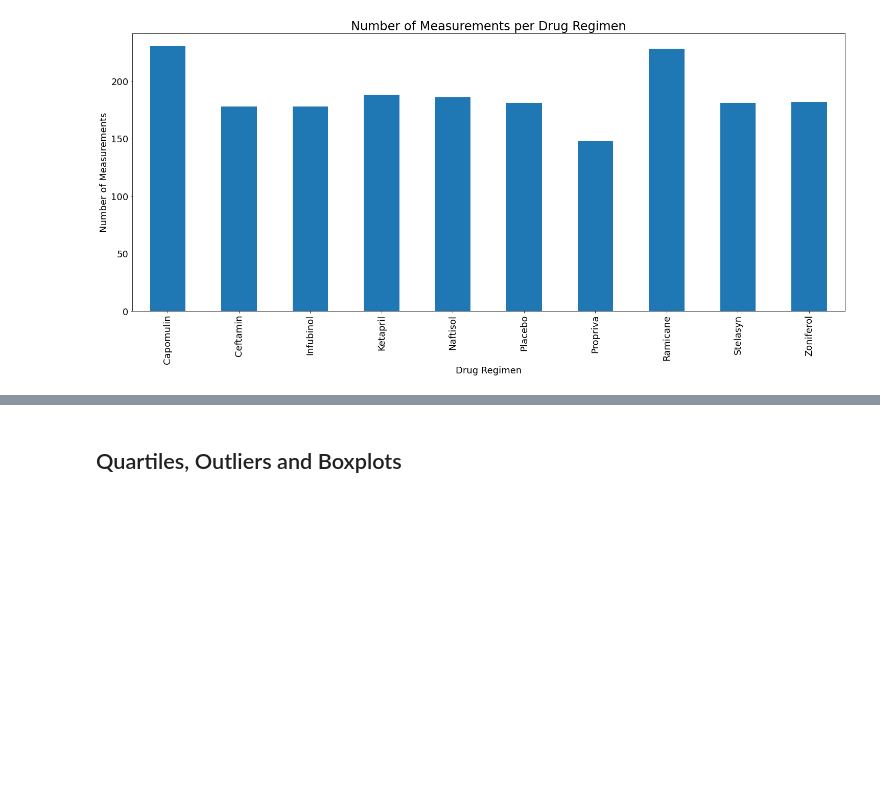
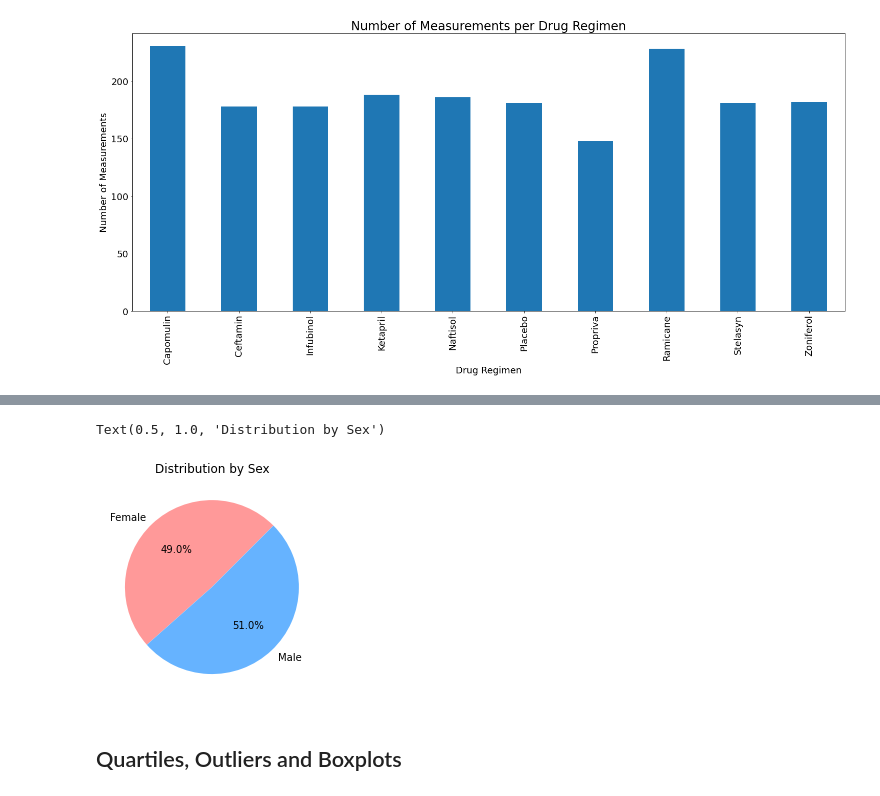
Before and after one commit to mcastl/Matplotlib-Challenge, a Jupyter notebook: Matplotlib-Challenge.ipynb, the cells around one changed output, grey strips where cells are left out. Cells and saved outputs as stored; diff of their text form; code cells hidden in the pictures; blank space fills up the shorter version.

```diff
--- a/Matplotlib-Challenge.ipynb
+++ b/Matplotlib-Challenge.ipynb
@@ -165,5 +166,11 @@ plt.show()
 # %%
 # Generate a pie plot showing the distribution of female versus male mice using pyplot
+sex = clean_dataset.groupby("Sex").size()
+plt.pie(sex, labels=sex.index.values, autopct="%1.1f%%", colors =('#ff9999','#66b3ff'), startangle = 45)
+plt.title('Distribution by Sex')
+# %% [output]
+Text(0.5, 1.0, 'Distribution by Sex')
+[figure, added]
 # %% [markdown]
 ## Quartiles, Outliers and Boxplots
 # %%
```
Also changed, not shown: parts of 4 cells of this notebook.
